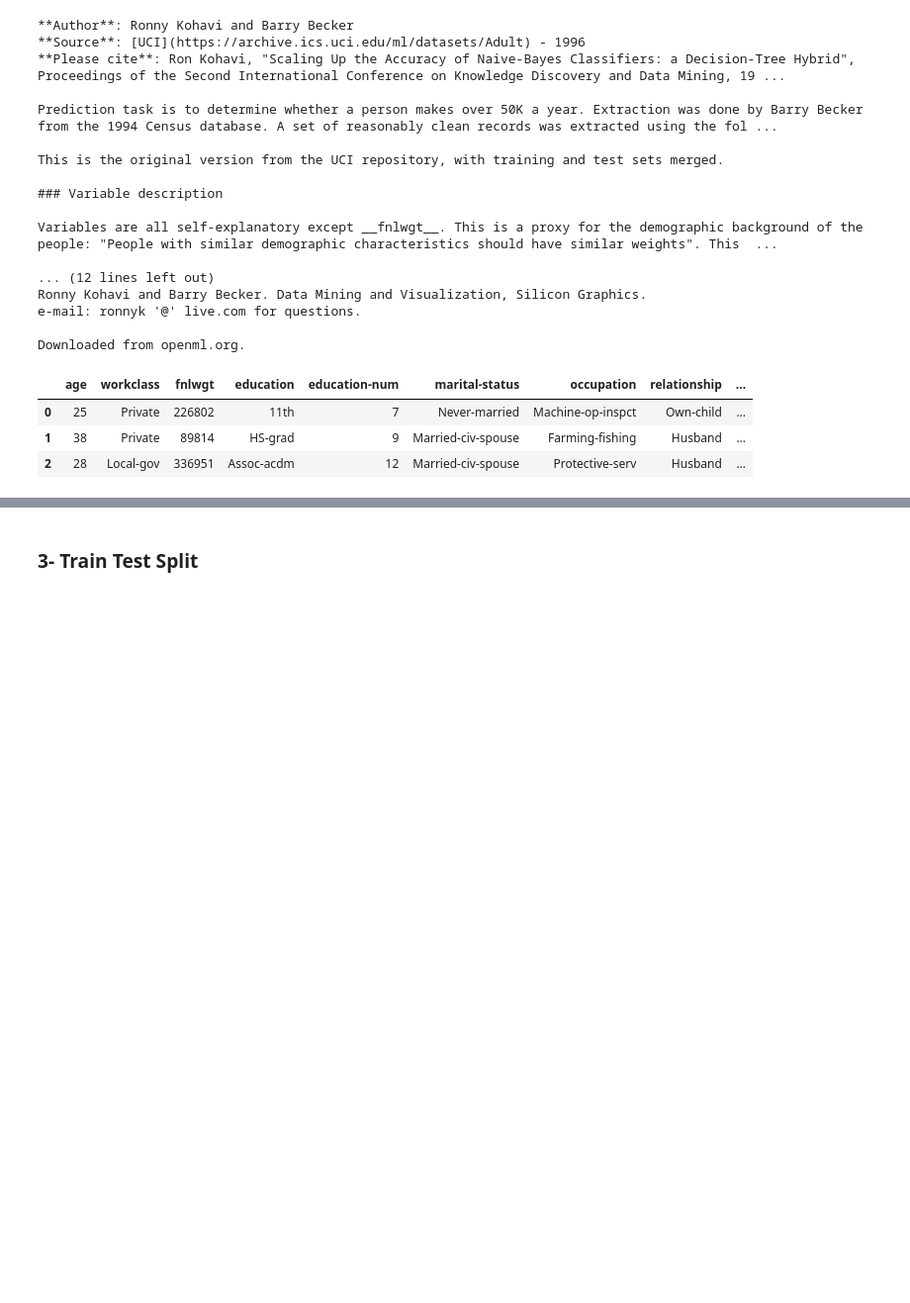
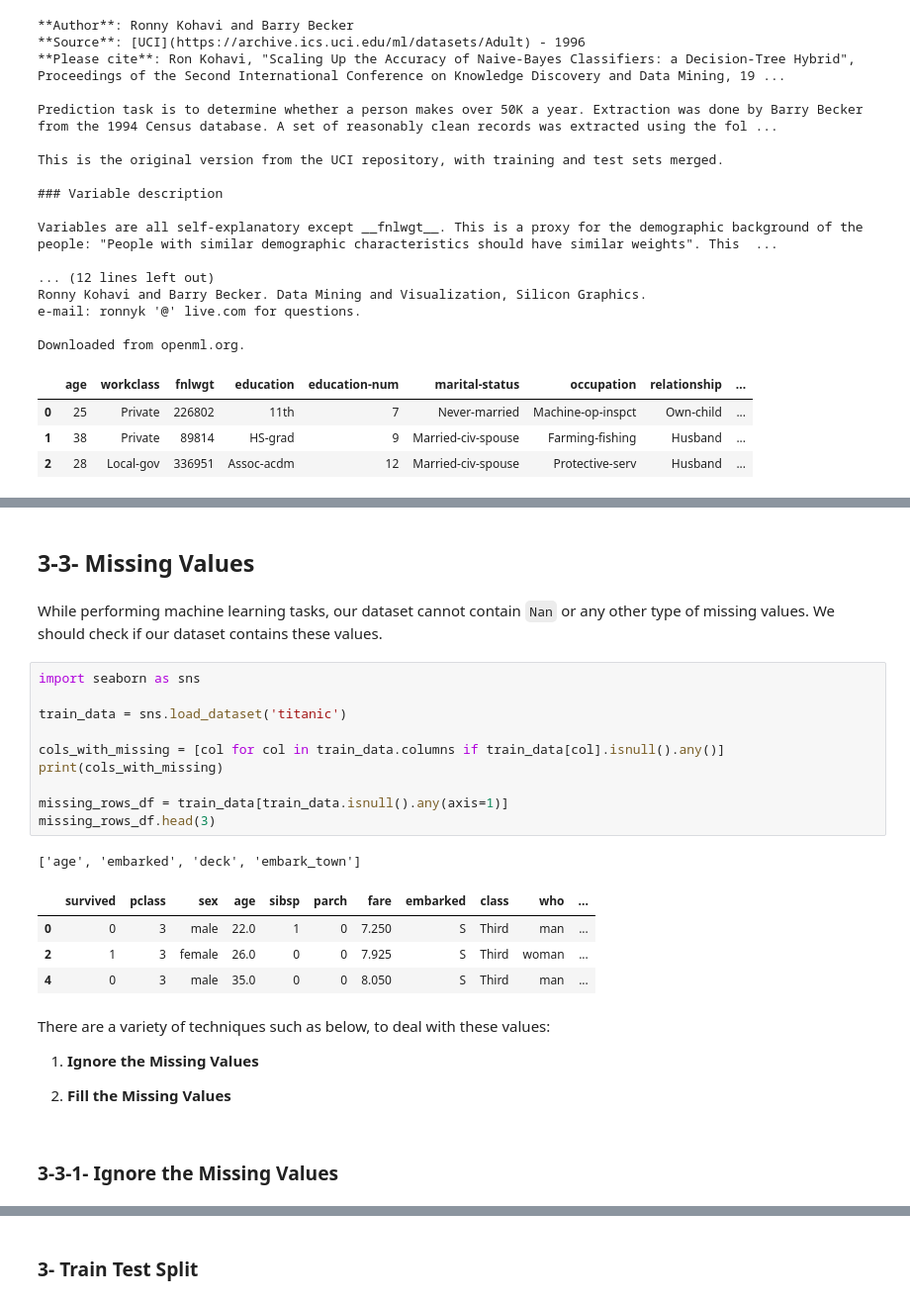
Before and after one commit to tabaraei/Data-Science-Toolkit, a Jupyter notebook: Scikit-Learn.ipynb, the cells around one changed output, grey strips where cells are left out. Shown at 99% size. Saved outputs shown, nothing was run; the diff lists cells and outputs as text; blank space fills up the shorter version.

Commit message:
feature selection, duplicated rows, and missing values added

```diff
--- a/Scikit-Learn.ipynb
+++ b/Scikit-Learn.ipynb
@@ -298,0 +323,28 @@ reg_cols_with_missing, cls_cols_with_missing
+# %% [markdown]
+## 3-3- Missing Values
+# %% [markdown]
+While performing machine learning tasks, our dataset cannot contain `Nan` or any other type of missing values. We should check if our dataset contains these values.
+# %%
+import seaborn as sns
+
+train_data = sns.load_dataset('titanic')
+
+cols_with_missing = [col for col in train_data.columns if train_data[col].isnull().any()]
+print(cols_with_missing)
+
+missing_rows_df = train_data[train_data.isnull().any(axis=1)]
+missing_rows_df.head(3)
+# %% [output]
+['age', 'embarked', 'deck', 'embark_town']
+|  | survived | pclass | sex | age | sibsp | parch | fare | embarked | class | who | ... |
+| 0 | 0 | 3 | male | 22.0 | 1 | 0 | 7.250 | S | Third | man | ... |
+| 2 | 1 | 3 | female | 26.0 | 0 | 0 | 7.925 | S | Third | woman | ... |
+| 4 | 0 | 3 | male | 35.0 | 0 | 0 | 8.050 | S | Third | man | ... |
+# %% [markdown]
+There are a variety of techniques such as below, to deal with these values:
+
+1. __Ignore the Missing Values__
+
+2. __Fill the Missing Values__
+# %% [markdown]
+### 3-3-1- Ignore the Missing Values
```
Also changed, not shown: parts of 26 cells of this notebook.
